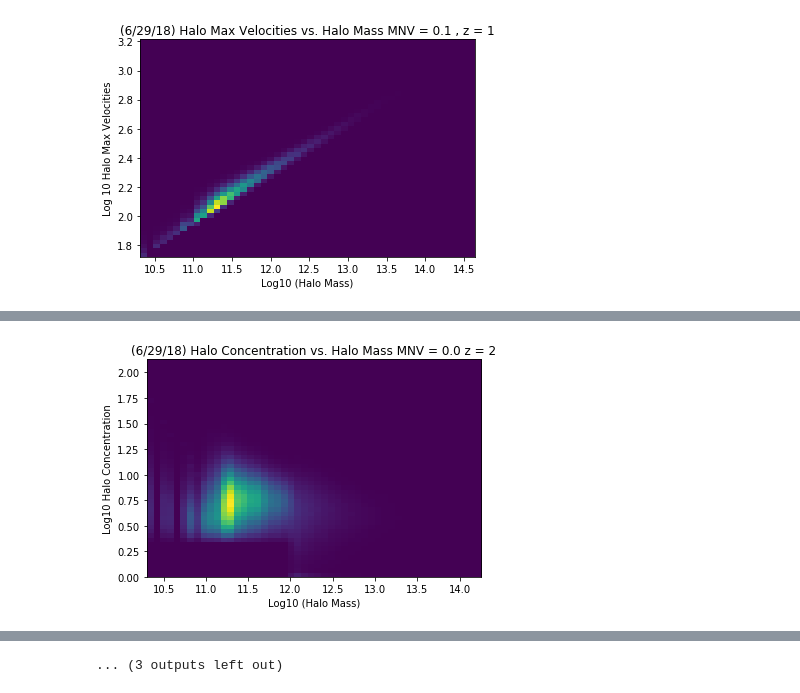
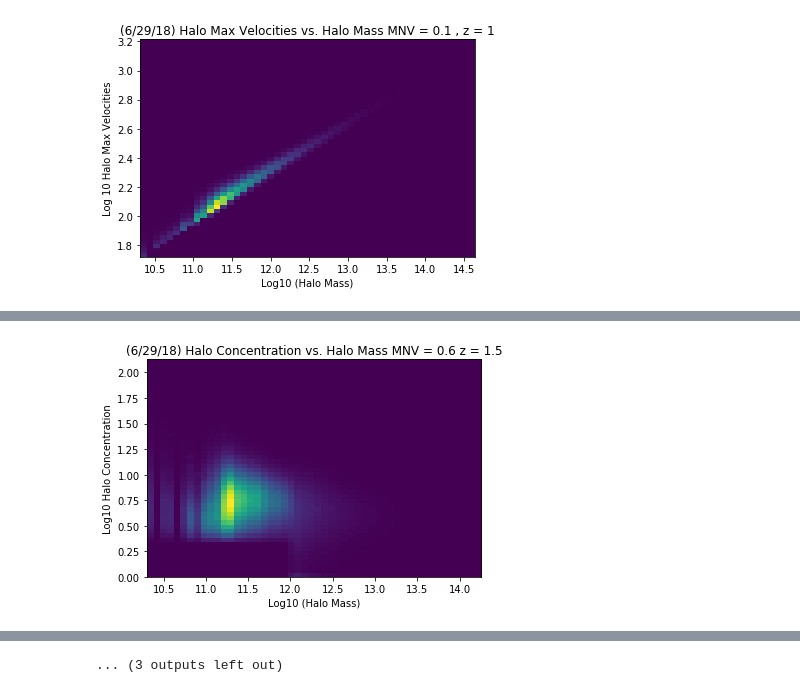
Before and after one commit to may32098/ASTROUSRP_halos_with_neutrinos, a Jupyter notebook: halo_cat_process.ipynb, the cells around one changed output, grey strips where cells are left out. Cells and saved outputs as stored; diff of their text form; code cells hidden in the pictures.

```diff
--- a/halo_cat_process.ipynb
+++ b/halo_cat_process.ipynb
@@ -722,35 +718,35 @@ plot_assembly("/u/ayannam/Documents/Raw_Data/mnv_0.1/out_66_parents_mass.npy", \
 # %%
 plot_assembly("/u/ayannam/Documents/Raw_Data/mnv_0.6/out_37_parents_mass.npy", \
               "/u/ayannam/Documents/Raw_Data/mnv_0.6/out_37_parents_con.npy", \
               "/u/ayannam/Documents/Raw_Data/mnv_0.6/out_37_parents_spin.npy", \
              "/u/ayannam/Documents/Raw_Data/mnv_0.6/out_37_parents_vmax.npy", \
-             "/u/ayannam/Documents/Raw_Data/mnv_0.6/out_37_parents_PID.npy", 0.0, 2)
+             "/u/ayannam/Documents/Raw_Data/mnv_0.6/out_37_parents_PID.npy", 0.6, 2)
 
 plot_assembly("/u/ayannam/Documents/Raw_Data/mnv_0.6/out_42_parents_mass.npy", \
               "/u/ayannam/Documents/Raw_Data/mnv_0.6/out_42_parents_con.npy", \
               "/u/ayannam/Documents/Raw_Data/mnv_0.6/out_42_parents_spin.npy", \
              "/u/ayannam/Documents/Raw_Data/mnv_0.6/out_42_parents_vmax.npy", \
-             "/u/ayannam/Documents/Raw_Data/mnv_0.6/out_42_parents_PID.npy", 0.0, 2)
+             "/u/ayannam/Documents/Raw_Data/mnv_0.6/out_42_parents_PID.npy", 0.6, 1.5)
 
 plot_assembly("/u/ayannam/Documents/Raw_Data/mnv_0.6/out_47_parents_mass.npy", \
               "/u/ayannam/Documents/Raw_Data/mnv_0.6/out_47_parents_con.npy", \
               "/u/ayannam/Documents/Raw_Data/mnv_0.6/out_47_parents_spin.npy", \
              "/u/ayannam/Documents/Raw_Data/mnv_0.6/out_47_parents_vmax.npy", \
-             "/u/ayannam/Documents/Raw_Data/mnv_0.6/out_47_parents_PID.npy", 0.0, 2)
+             "/u/ayannam/Documents/Raw_Data/mnv_0.6/out_47_parents_PID.npy", 0.6, 1)
 
 plot_assembly("/u/ayannam/Documents/Raw_Data/mnv_0.6/out_56_parents_mass.npy", \
               "/u/ayannam/Documents/Raw_Data/mnv_0.6/out_56_parents_con.npy", \
               "/u/ayannam/Documents/Raw_Data/mnv_0.6/out_56_parents_spin.npy", \
              "/u/ayannam/Documents/Raw_Data/mnv_0.6/out_56_parents_vmax.npy", \
-             "/u/ayannam/Documents/Raw_Data/mnv_0.6/out_56_parents_PID.npy", 0.0, 2)
+             "/u/ayannam/Documents/Raw_Data/mnv_0.6/out_56_parents_PID.npy", 0.6, 0.5)
 
 plot_assembly("/u/ayannam/Documents/Raw_Data/mnv_0.6/out_66_parents_mass.npy", \
               "/u/ayannam/Documents/Raw_Data/mnv_0.6/out_66_parents_con.npy", \
               "/u/ayannam/Documents/Raw_Data/mnv_0.6/out_66_parents_spin.npy", \
              "/u/ayannam/Documents/Raw_Data/mnv_0.6/out_66_parents_vmax.npy", \
-             "/u/ayannam/Documents/Raw_Data/mnv_0.6/out_66_parents_PID.npy", 0.0, 2)
+             "/u/ayannam/Documents/Raw_Data/mnv_0.6/out_66_parents_PID.npy", 0.6, 0)
 # %% [output]
 [figure]
 [figure]
 [figure]
-[figure, old version]
+[figure, new version]
```
Also changed, not shown: parts of 4 cells of this notebook.
